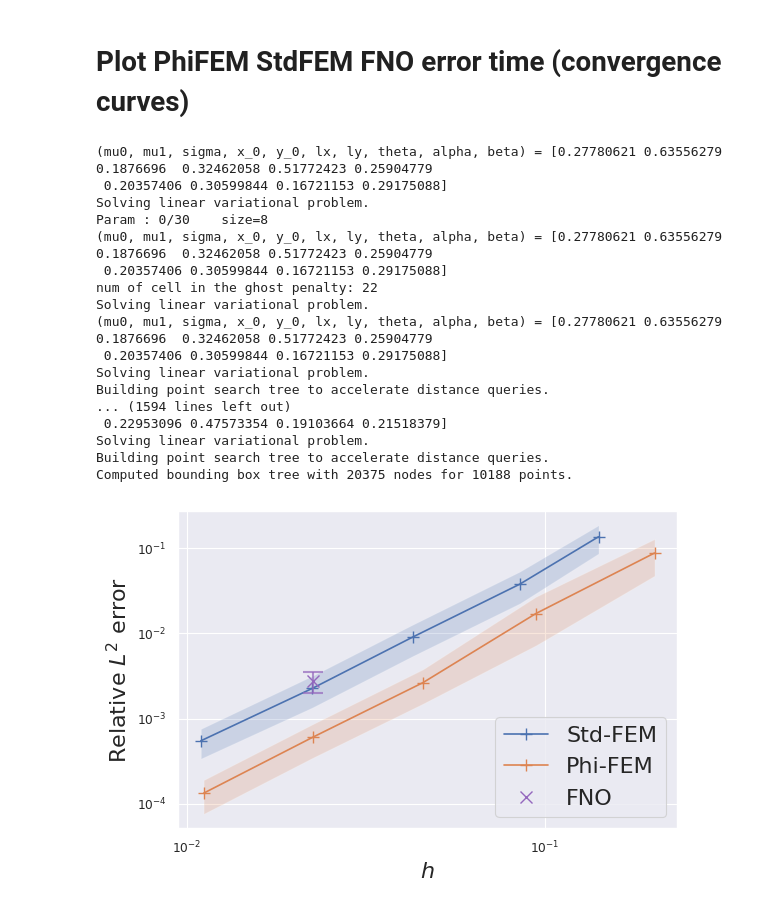
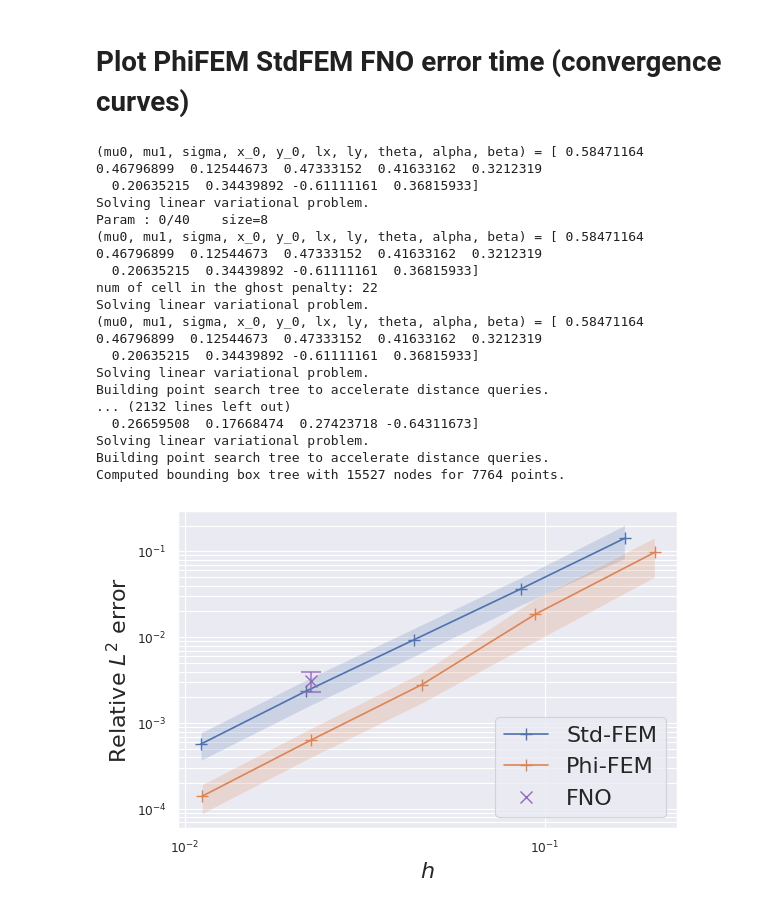
Before and after one commit to KVuillemot/PhiFEM_and_FNO, a Jupyter notebook: Ellipses/main/compare_methods.ipynb, the cells around one changed output. Drawn from its saved outputs; the diff is of its cells as text; code cells hidden in the pictures.

```diff
--- a/Ellipses/main/compare_methods.ipynb
+++ b/Ellipses/main/compare_methods.ipynb
@@ -41,9 +41,9 @@ Invalid MIT-MAGIC-COOKIE-1 key
 # %%
 save_figs = True
 small_data = False
-level = 2
+level = 1
 data = DataLoader(small_data)
-agent = Agent(data)
+agent = Agent(data, loss_level=level)
 
 if not (os.path.exists(f"./images/")) and save_figs:
     os.makedirs(f"./images/")
@@ -734,7 +697,7 @@ def compare_std_phi_fem_and_fno_size_error(
         time_fno,
     )
 # %%
-F, phi, G, params = new_create_FG_numpy(30, 64)
+F, phi, G, params = new_create_FG_numpy(40, 64)
 # %%
 (
     L2_error_phi_fem_array,
@@ -838,23 +801,23 @@ for index in range(len(params)):
     Resolution_time_standard_array.append(Resolution_time_standard)
     Time_fno_array.append(Time_fno)
 # %% [output]
-(mu0, mu1, sigma, x_0, y_0, lx, ly, theta, alpha, beta) = [0.27780621 0.63556279 0.1876696  0.32462058 0.51772423 0.25904779
- 0.20357406 0.30599844 0.16721153 0.29175088]
+(mu0, mu1, sigma, x_0, y_0, lx, ly, theta, alpha, beta) = [ 0.58471164  0.46796899  0.12544673  0.47333152  0.41633162  0.3212319
+  0.20635215  0.34439892 -0.61111161  0.36815933]
 Solving linear variational problem.
-Param : 0/30    size=8
-(mu0, mu1, sigma, x_0, y_0, lx, ly, theta, alpha, beta) = [0.27780621 0.63556279 0.1876696  0.32462058 0.51772423 0.25904779
- 0.20357406 0.30599844 0.16721153 0.29175088]
+Param : 0/40    size=8
+(mu0, mu1, sigma, x_0, y_0, lx, ly, theta, alpha, beta) = [ 0.58471164  0.46796899  0.12544673  0.47333152  0.41633162  0.3212319
+  0.20635215  0.34439892 -0.61111161  0.36815933]
 num of cell in the ghost penalty: 22
 Solving linear variational problem.
-(mu0, mu1, sigma, x_0, y_0, lx, ly, theta, alpha, beta) = [0.27780621 0.63556279 0.1876696  0.32462058 0.51772423 0.25904779
- 0.20357406 0.30599844 0.16721153 0.29175088]
+(mu0, mu1, sigma, x_0, y_0, lx, ly, theta, alpha, beta) = [ 0.58471164  0.46796899  0.12544673  0.47333152  0.41633162  0.3212319
+  0.20635215  0.34439892 -0.61111161  0.36815933]
 Solving linear variational problem.
 Building point search tree to accelerate distance queries.
-... (1594 lines left out)
- 0.22953096 0.47573354 0.19103664 0.21518379]
+... (2132 lines left out)
+  0.26659508  0.17668474  0.27423718 -0.64311673]
 Solving linear variational problem.
 Building point search tree to accelerate distance queries.
-Computed bounding box tree with 20375 nodes for 10188 points.
+Computed bounding box tree with 15527 nodes for 7764 points.
 # %%
 L2_error_phi_fem_array = np.array(L2_error_phi_fem_array)
 L2_error_std_fem_array = np.array(L2_error_std_fem_array)
@@ -941,34 +904,36 @@ plt.plot(
     markersize=8,
     label="FNO",
     color=sns.color_palette("tab10")[4],
 )
 
 ci = [
     mean_errors_L2_FNO[-1] + std_errors_L2_FNO[-1],
     np.absolute(mean_errors_L2_FNO[-1] - std_errors_L2_FNO[-1]),
 ]
 
 plt.errorbar(
     size_fno,
     mean_errors_L2_FNO[-1],
     yerr=ci[-1],
     ecolor=sns.color_palette("tab10")[4],
     capsize=7,
     elinewidth=1.5,
     capthick=1.5,
     fmt="none",
     alpha=0.7,
 )
 
 plt.legend(fontsize=16, loc="lower right")
 plt.xlabel("$h$", fontsize=16)
 plt.ylabel("Relative $L^2$ error", fontsize=16)
+plt.grid(axis="y", visible=True, which="both")
+
 plt.tight_layout()
 if save_figs:
     plt.savefig(f"./images/error_size_3_methods.png")
 plt.show()
 # %% [output]
-[figure, old version]
+[figure, new version]
 # %%
 Total_time_phi_fem_array = np.zeros((Cell_selection_phi_array.shape))
 Total_time_std_fem_array = np.zeros((Construction_time_standard_array.shape))
```
Also changed, not shown: parts of 5 cells of this notebook, 34 other files.
